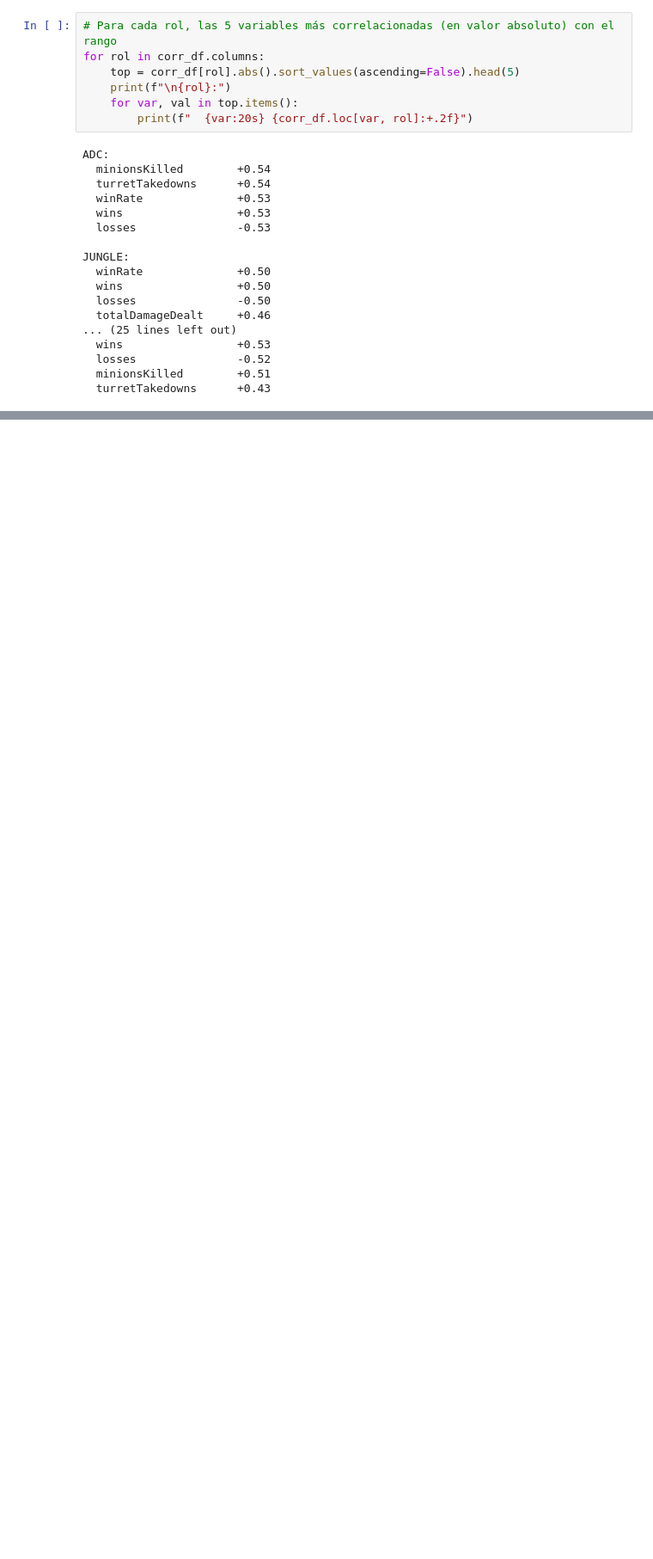
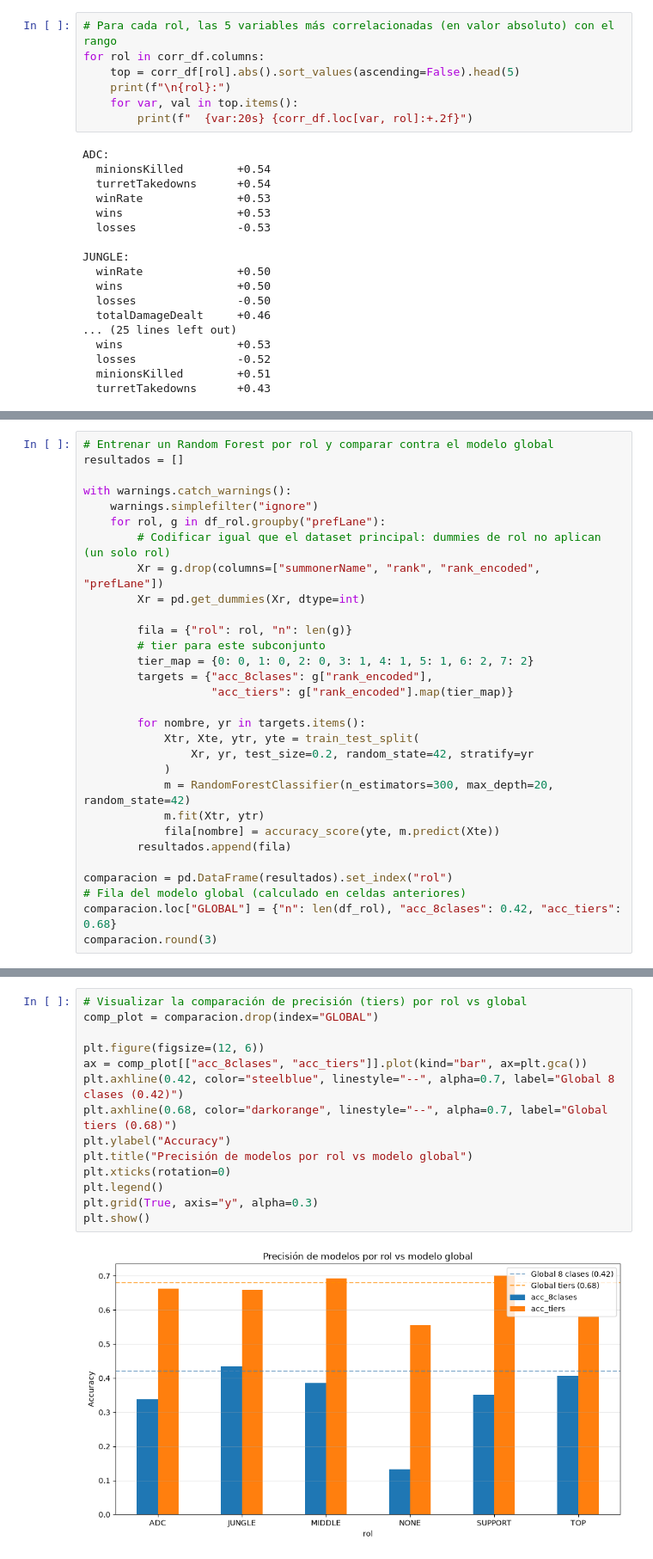
Before and after one commit to JuanjoLT/introIA-proyecto1, a Jupyter notebook: main.ipynb, the cells around one changed output, grey strips where cells are left out. Shown at 86% size. Saved outputs shown, nothing was run; the diff lists cells and outputs as text; blank space fills up the shorter version.

Commit message:
Predicciones por rango / grupo rango (Tier) (low elo, mid elo, high elo)

```diff
--- a/main.ipynb
+++ b/main.ipynb
@@ -589,0 +598,30 @@ El análisis confirma la hipótesis del PCA: **las variables que más influyen e
+# %%
+# Entrenar un Random Forest por rol y comparar contra el modelo global
+resultados = []
+
+with warnings.catch_warnings():
+    warnings.simplefilter("ignore")
+    for rol, g in df_rol.groupby("prefLane"):
+        # Codificar igual que el dataset principal: dummies de rol no aplican (un solo rol)
+        Xr = g.drop(columns=["summonerName", "rank", "rank_encoded", "prefLane"])
+        Xr = pd.get_dummies(Xr, dtype=int)
+
+        fila = {"rol": rol, "n": len(g)}
+        # tier para este subconjunto
+        tier_map = {0: 0, 1: 0, 2: 0, 3: 1, 4: 1, 5: 1, 6: 2, 7: 2}
+        targets = {"acc_8clases": g["rank_encoded"],
+                   "acc_tiers": g["rank_encoded"].map(tier_map)}
+
+        for nombre, yr in targets.items():
+            Xtr, Xte, ytr, yte = train_test_split(
+                Xr, yr, test_size=0.2, random_state=42, stratify=yr
+            )
+            m = RandomForestClassifier(n_estimators=300, max_depth=20, random_state=42)
+            m.fit(Xtr, ytr)
+            fila[nombre] = accuracy_score(yte, m.predict(Xte))
+        resultados.append(fila)
+
+comparacion = pd.DataFrame(resultados).set_index("rol")
+# Fila del modelo global (calculado en celdas anteriores)
+comparacion.loc["GLOBAL"] = {"n": len(df_rol), "acc_8clases": 0.42, "acc_tiers": 0.68}
+comparacion.round(3)
@@ -589,0 +638,16 @@ El análisis confirma la hipótesis del PCA: **las variables que más influyen e
+# %%
+# Visualizar la comparación de precisión (tiers) por rol vs global
+comp_plot = comparacion.drop(index="GLOBAL")
+
+plt.figure(figsize=(12, 6))
+ax = comp_plot[["acc_8clases", "acc_tiers"]].plot(kind="bar", ax=plt.gca())
+plt.axhline(0.42, color="steelblue", linestyle="--", alpha=0.7, label="Global 8 clases (0.42)")
+plt.axhline(0.68, color="darkorange", linestyle="--", alpha=0.7, label="Global tiers (0.68)")
+plt.ylabel("Accuracy")
+plt.title("Precisión de modelos por rol vs modelo global")
+plt.xticks(rotation=0)
+plt.legend()
+plt.grid(True, axis="y", alpha=0.3)
+plt.show()
+# %% [output]
+[figure, added]
```
Also changed, not shown: parts of 11 cells of this notebook.
